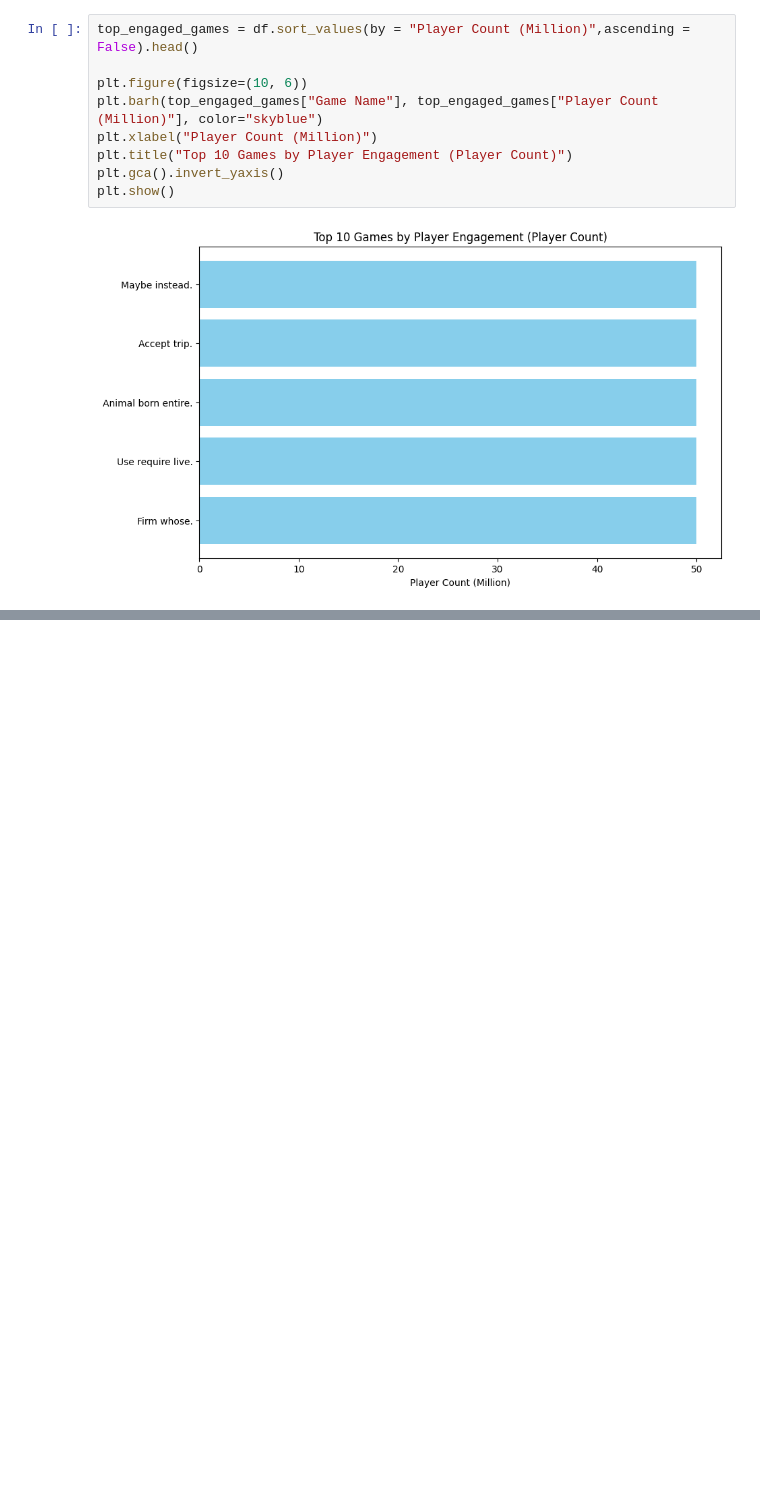
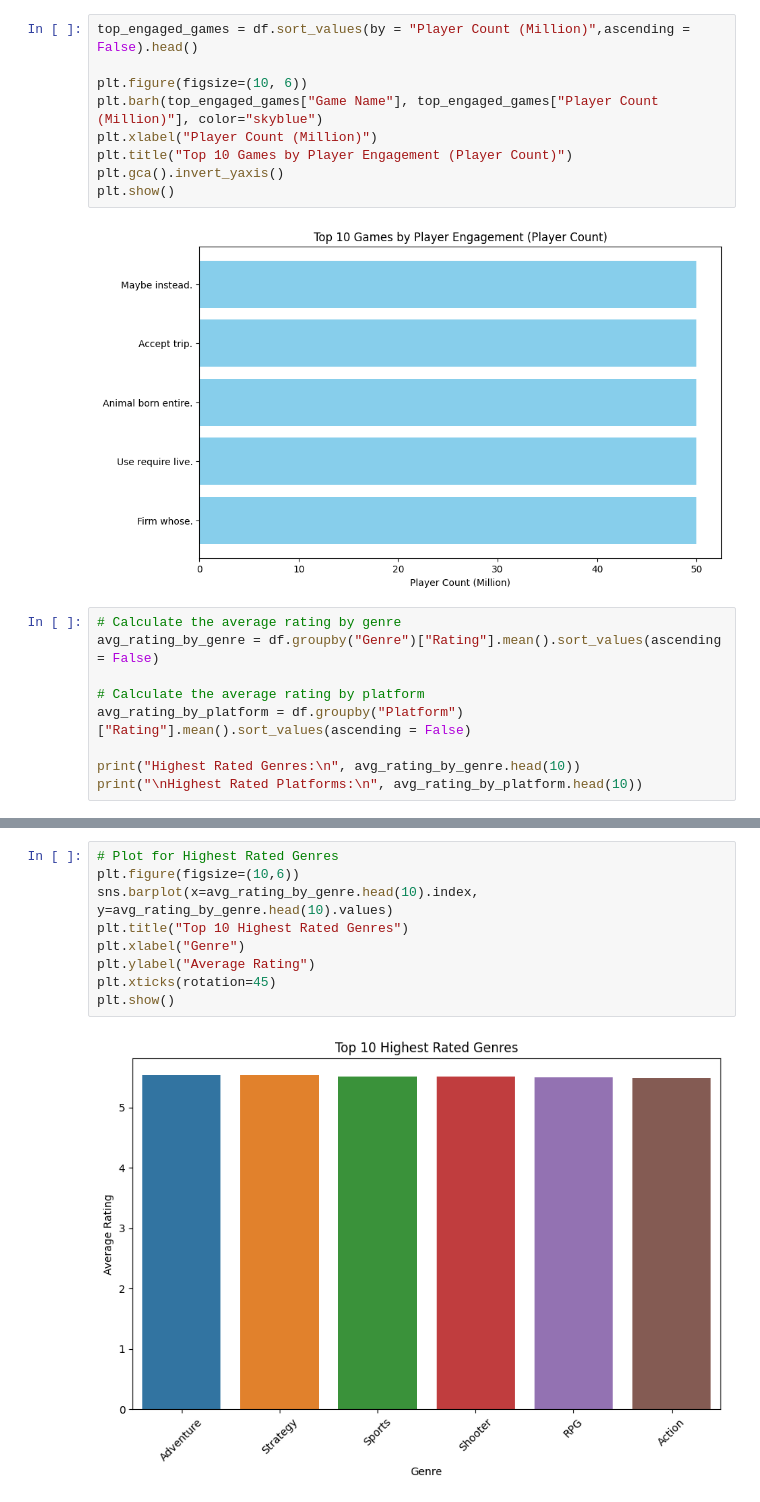
Before and after one commit to kumawatmanish05/Rea_Games_EDA, a Jupyter notebook: rea-games-eda.ipynb, the cells around one changed output, grey strips where cells are left out. Cells and saved outputs as stored; diff of their text form; blank space fills up the shorter version.

```diff
--- a/rea-games-eda.ipynb
+++ b/rea-games-eda.ipynb
@@ -311,3 +311,12 @@ plt.gca().invert_yaxis()
 plt.show()
 # %% [output]
 [figure]
+# %%
+# Calculate the average rating by genre
+avg_rating_by_genre = df.groupby("Genre")["Rating"].mean().sort_values(ascending = False)
+
+# Calculate the average rating by platform
+avg_rating_by_platform = df.groupby("Platform")["Rating"].mean().sort_values(ascending = False)
+
+print("Highest Rated Genres:\n", avg_rating_by_genre.head(10))
+print("\nHighest Rated Platforms:\n", avg_rating_by_platform.head(10))
@@ -313,0 +342,11 @@ plt.show()
+# %%
+# Plot for Highest Rated Genres
+plt.figure(figsize=(10,6))
+sns.barplot(x=avg_rating_by_genre.head(10).index, y=avg_rating_by_genre.head(10).values)
+plt.title("Top 10 Highest Rated Genres")
+plt.xlabel("Genre")
+plt.ylabel("Average Rating")
+plt.xticks(rotation=45)
+plt.show()
+# %% [output]
+[figure, added]
```
Also changed, not shown: parts of 2 cells of this notebook.
